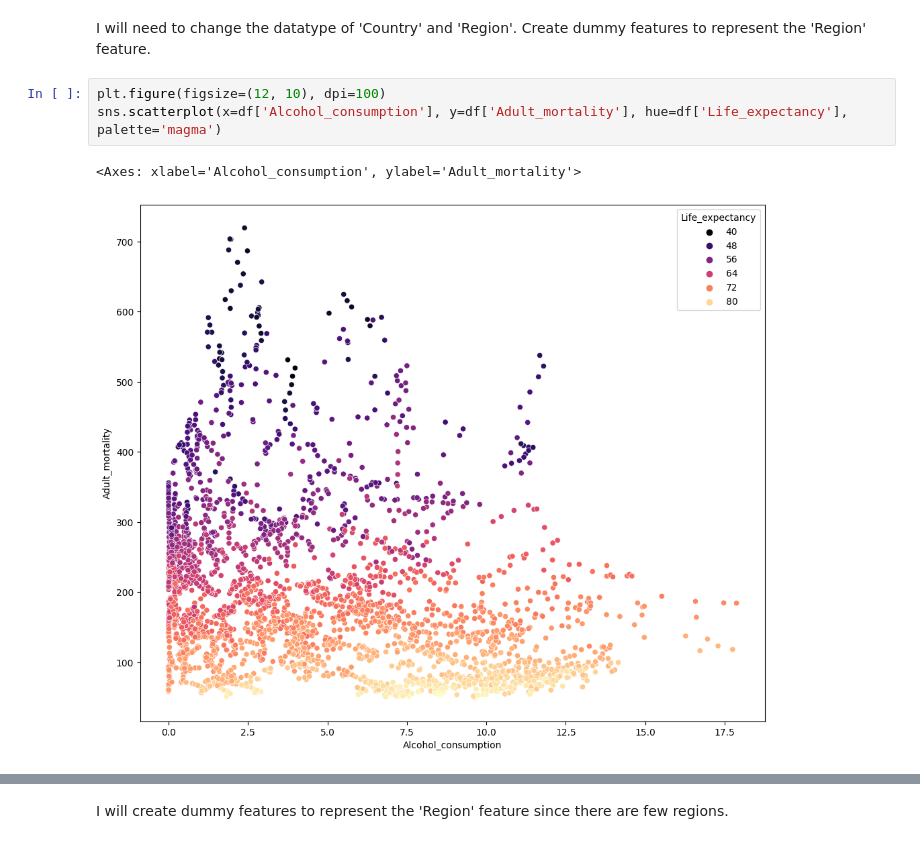
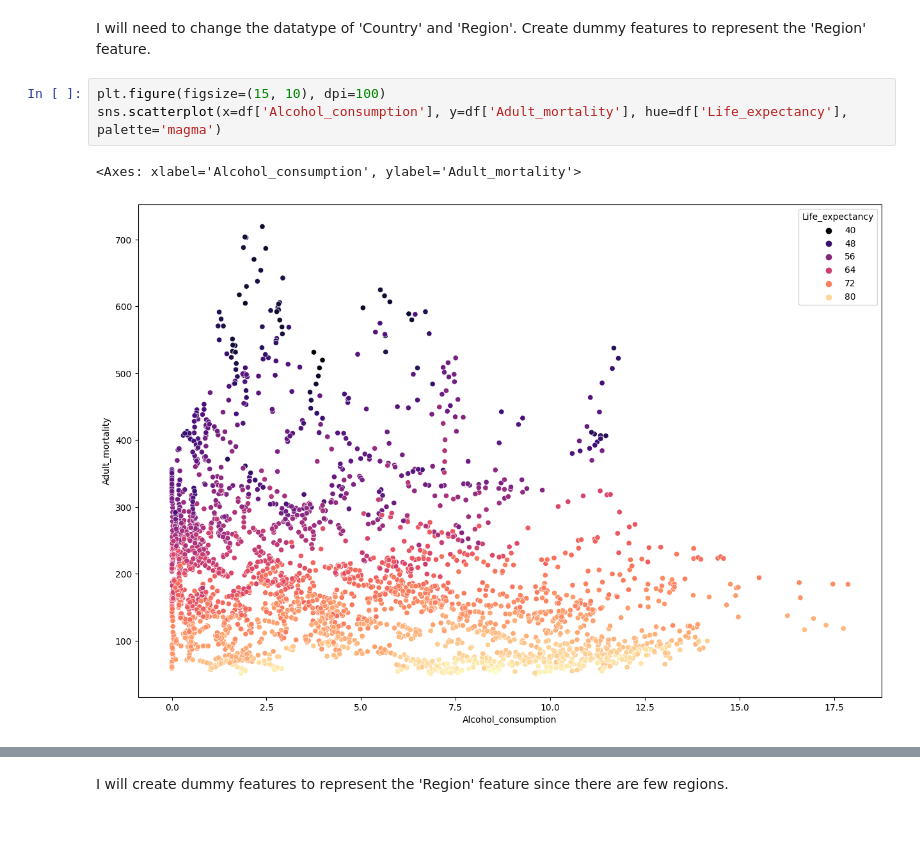
Before and after one commit to johnpospisil/who-life-expectancy-predictor, a Jupyter notebook: who-life-expectancy-prediction.ipynb, the cells around one changed output, grey strips where cells are left out. Saved outputs shown, nothing was run; the diff lists cells and outputs as text.

Commit message:
Updated graph sizes and train/test split ratio.

```diff
--- a/who-life-expectancy-prediction.ipynb
+++ b/who-life-expectancy-prediction.ipynb
@@ -168,9 +167,9 @@ Name: Alcohol_consumption, dtype: float64
 I will need to change the datatype of 'Country' and 'Region'.
 Create dummy features to represent the 'Region' feature.
 # %%
-plt.figure(figsize=(12, 10), dpi=100)
+plt.figure(figsize=(15, 10), dpi=100)
 sns.scatterplot(x=df['Alcohol_consumption'], y=df['Adult_mortality'], hue=df['Life_expectancy'], palette='magma')
 # %% [output]
 <Axes: xlabel='Alcohol_consumption', ylabel='Adult_mortality'>
-[figure, old version]
+[figure, new version]
 # %%
```
Also changed, not shown: parts of 15 cells of this notebook.
